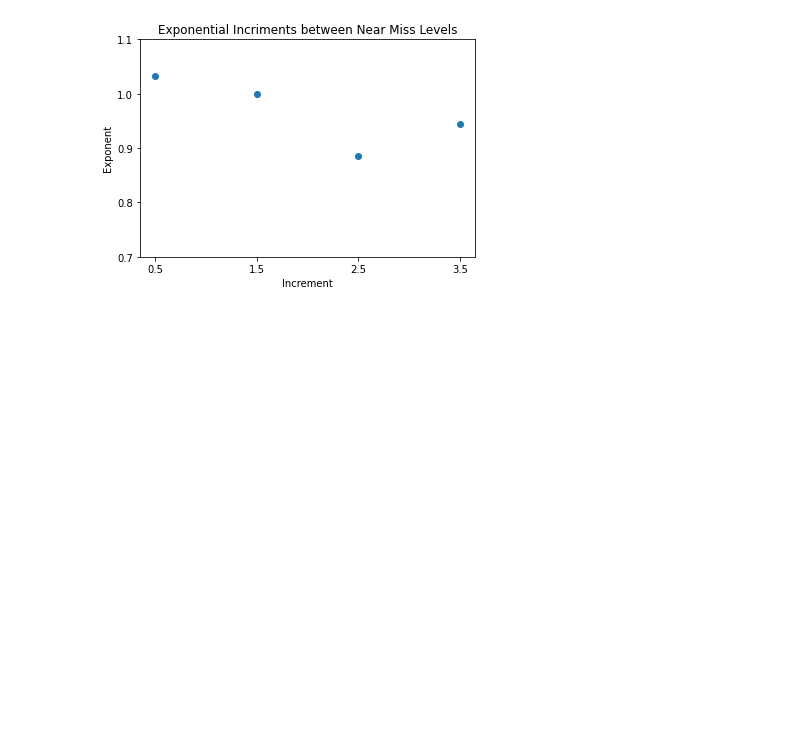
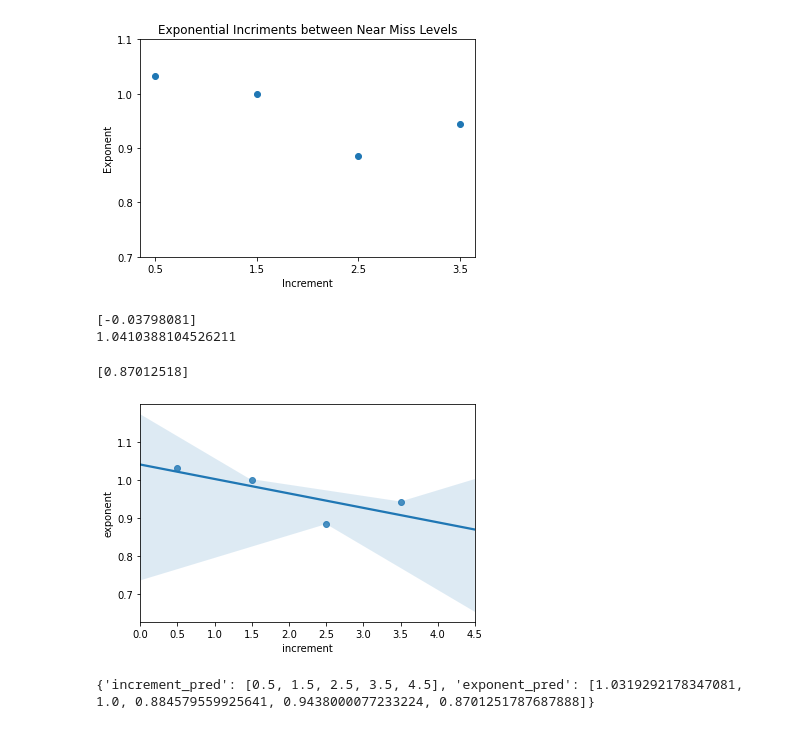
Before and after one commit to ddodds42/cwmd_data_project, a Jupyter notebook: Probability_of_war/Near_Miss_classification_counts.ipynb, the cells around one changed output. Saved outputs shown, nothing was run; the diff lists cells and outputs as text; code cells hidden in the pictures; blank space fills up the shorter version.

```diff
--- a/Probability_of_war/Near_Miss_classification_counts.ipynb
+++ b/Probability_of_war/Near_Miss_classification_counts.ipynb
@@ -144,0 +147,19 @@ plt.show()
+# %%
+features = ['increment']
+target = 'exponent'
+
+X_train = df_increment[features]
+y_train = df_increment[target]
+
+model.fit(X_train, y_train)
+
+print(model.coef_)
+print(model.intercept_)
+# %% [output]
+[-0.03798081]
+1.0410388104526211
+# %%
+launch_exp = model.predict([[4.5]])
+print(launch_exp)
+# %% [output]
+[0.87012518]
@@ -144,0 +168,18 @@ plt.show()
+# %%
+plt.xlim(0,4.5)
+sb.regplot(x=df_increment['increment'], y=df_increment['exponent'], truncate=False);
+# %% [output]
+[figure, added]
+# %%
+increment_pred = increment
+increment_pred.append(4.5)
+
+exponent_pred = exponent
+exponent_pred.append(launch_exp[0])
+
+df_increment_log_dict = {'increment_pred':increment_pred, 'exponent_pred':exponent_pred}
+
+# print(increment)
+print(df_increment_log_dict)
+# %% [output]
+{'increment_pred': [0.5, 1.5, 2.5, 3.5, 4.5], 'exponent_pred': [1.0319292178347081, 1.0, 0.884579559925641, 0.9438000077233224, 0.8701251787687888]}
```
Also changed, not shown: parts of 9 cells of this notebook.
